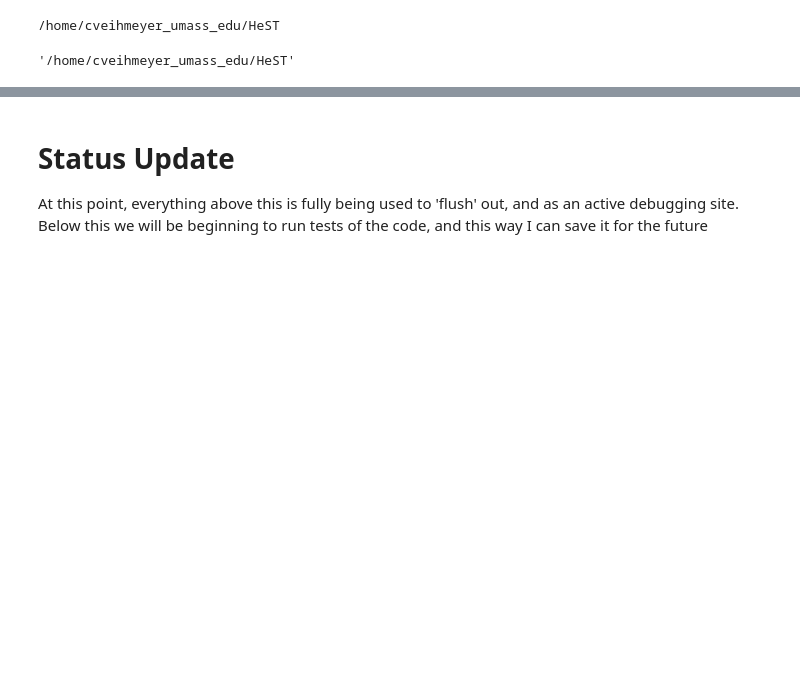
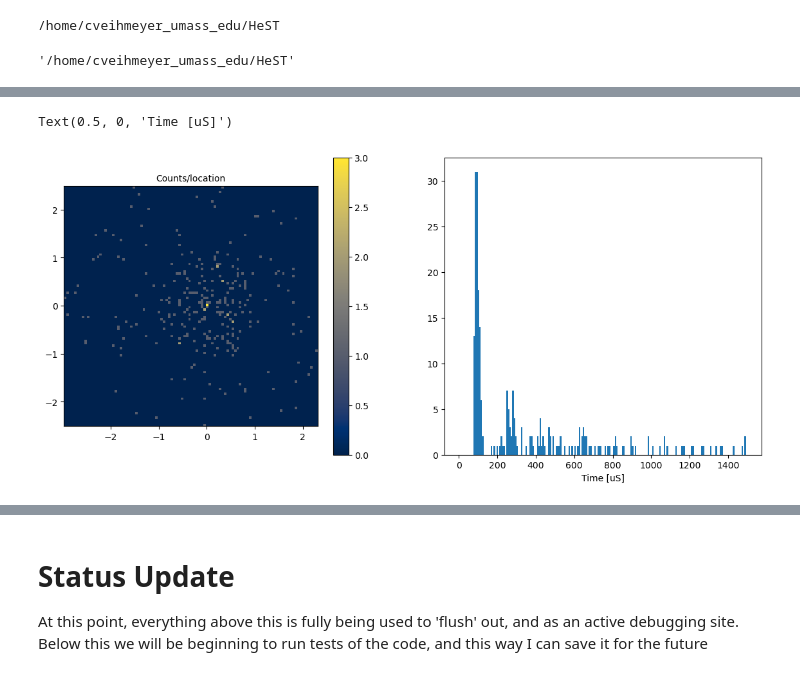
Before and after one commit to spice-herald/HeST, a Jupyter notebook: debug/Amherst_cell_debugging.ipynb, the cells around one changed output, grey strips where cells are left out. Cells and saved outputs as stored; diff of their text form; code cells hidden in the pictures; blank space fills up the shorter version.

Commit message:
Everything is working, just built functionality to implement final position tracking

```diff
--- a/debug/Amherst_cell_debugging.ipynb
+++ b/debug/Amherst_cell_debugging.ipynb
@@ -16,6 +15,7 @@ from analysis.analysis_functions import *
 # import astropy.stats as astat
 from scipy.interpolate import interp1d
 # %%
+import HeST.review_detector_big_setup as examp
 
 detector = examp.Amherst_split_cpd
 
@@ -23,4 +23,4 @@ detector = examp.Amherst_split_cpd
 
 detector.set_QP_reflection_prob(0.3)
 detector.set_diffuse_prob(0.5)
-detector.set_evaporation_eff(np.array([0.6, 0.6, 0.6]))
+detector.set_evaporation_eff(np.array([0.2,0.0,0.0,0.0,0.0,0.167]))
@@ -51,0 +27,8 @@ def plot_stacked_hist(evap):
+# %%
+pos = [0.0, 0.0, 1.75]
+useMap = False
+dir_unnormalized = np.array([1.0, 0.0,0.0])
+dir =dir_unnormalized/np.sqrt(np.sum(dir_unnormalized**2))
+num_qps = int(50e4)
+
+hits, arrival_times, paths= hest.GetEvaporationSignal(detector, num_qps, *pos, useMap=False, verbose=False, flavor_switching=True, save_hits_and_paths=True)
@@ -51,0 +41,16 @@ def plot_stacked_hist(evap):
+# %%
+trial_data = np.column_stack((arrival_times, paths))
+# %%
+fig, (ax1, ax2) = plt.subplots(1,2, figsize = (14,6))
+# at each point we want to do the histogram like we have been, AND a plot of the x-y arrival positions
+ax1.set_title('Counts/location', fontsize=10)
+ax1.set_aspect('equal', adjustable='box')
+ax1.set_xlim(-3.6, 3.6)
+ax1.set_ylim(-3.6, 3.6)
+h, xe, ye, im = ax1.hist2d(trial_data[:,1], trial_data[:,2], bins=100, cmap='cividis')
+fig.colorbar(im)
+ax2.hist(trial_data[:,0], bins=200, range=(0,1500))
+ax2.set_xlabel('Time [uS]')
+# %% [output]
+Text(0.5, 0, 'Time [uS]')
+[figure, added]
```
Also changed, not shown: parts of 42 cells of this notebook, 24 other files.
